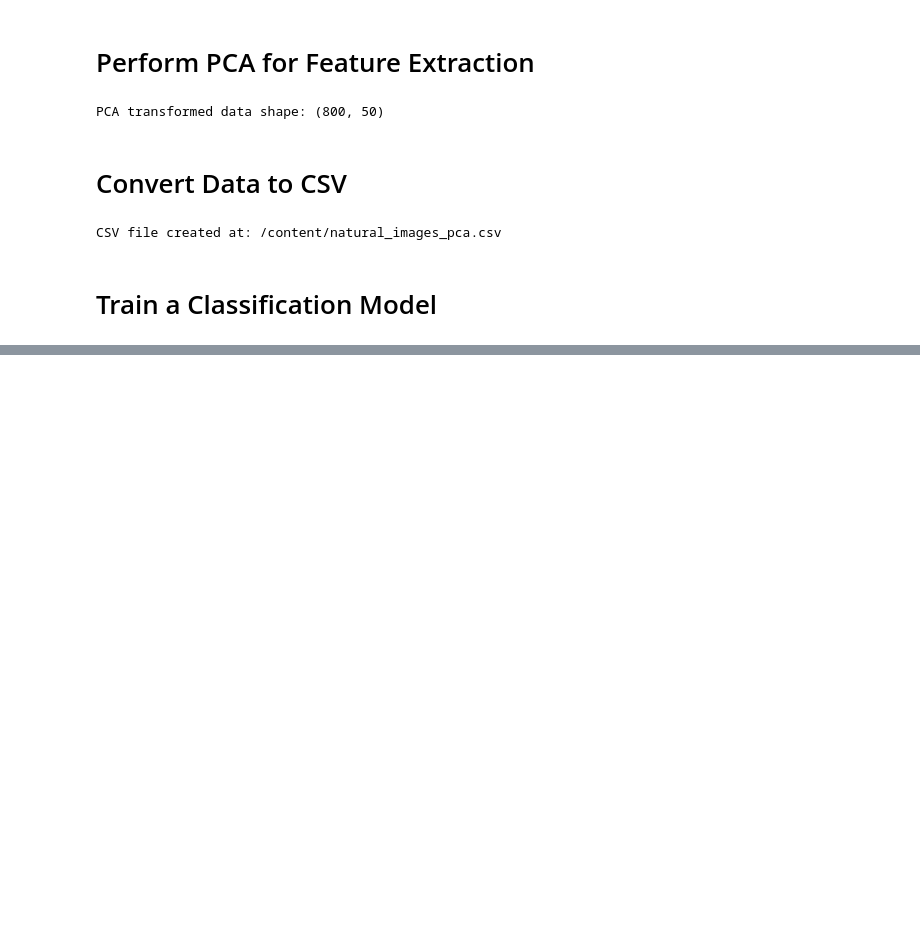
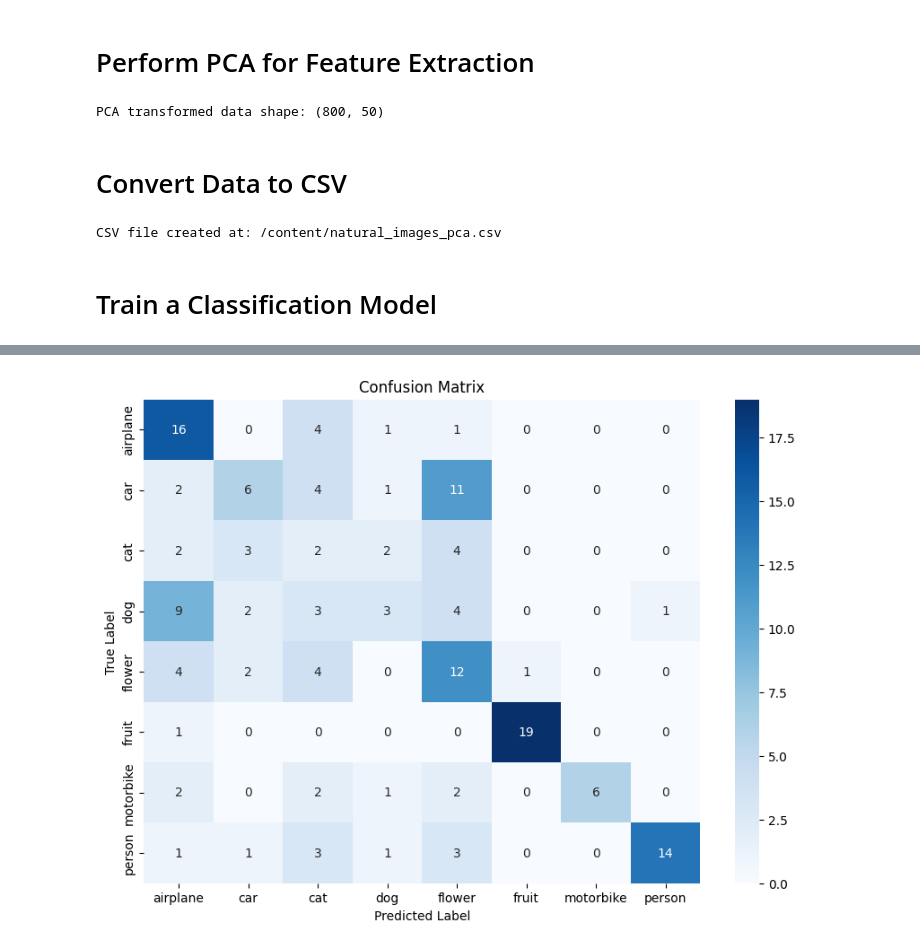
Before and after one commit to Nowshin1009/Natural-Image-model, a Jupyter notebook: image_dataprocessing.ipynb, the cells around one changed output, grey strips where cells are left out. Cells and saved outputs as stored; diff of their text form; code cells hidden in the pictures; blank space fills up the shorter version.

```diff
--- a/image_dataprocessing.ipynb
+++ b/image_dataprocessing.ipynb
@@ -246,3 +264,8 @@ weighted avg       0.53      0.46      0.47       160
+# %%
+# Heatmap for KNN model
+plot_confusion_matrix(y_test, y_pred_knn, labels=np.unique(y))
+# %% [output]
+[figure, added]
 # %%
 from sklearn.ensemble import RandomForestClassifier
 
```
Also changed, not shown: parts of 7 cells of this notebook.
